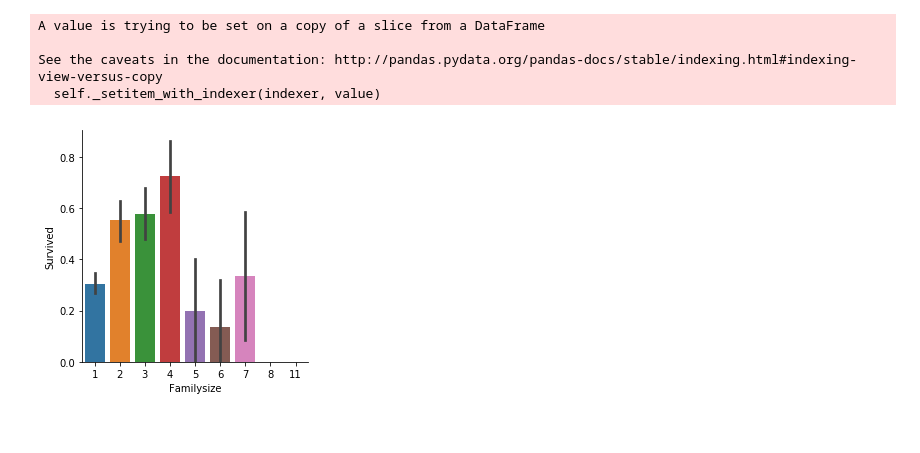
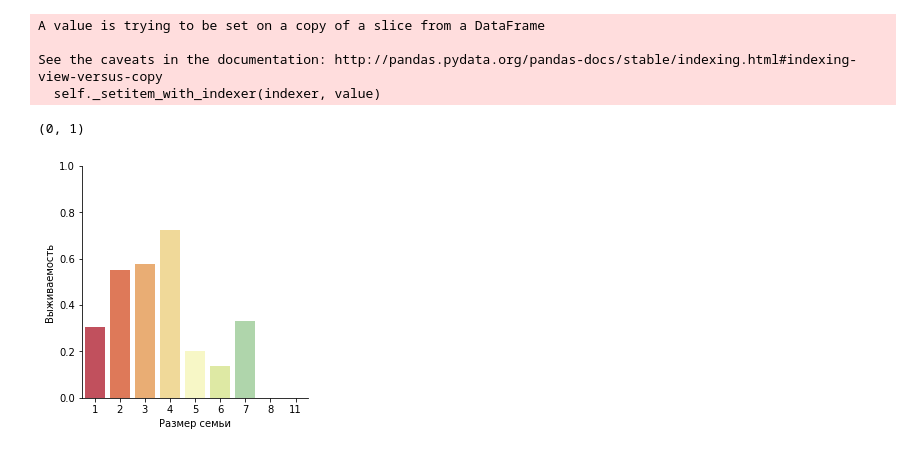
Before and after one commit to Elizabeth-Titova/Titanic, a Jupyter notebook: Titanic.ipynb, the cells around one changed output. Drawn from its saved outputs; the diff is of its cells as text; code cells hidden in the pictures.

```diff
--- a/Titanic.ipynb
+++ b/Titanic.ipynb
@@ -81,21 +107,23 @@ dtype: int64
 # %%
 dataset["Fare"] = dataset["Fare"].fillna(dataset["Fare"].median())
 
-dataset.drop(labels = ["Embarked"], axis = 1, inplace = True)
+dataset["Embarked"] = dataset["Embarked"].fillna(dataset["Embarked"].mode()[0])
+dataset = pd.get_dummies(dataset, columns = ["Embarked"], prefix="Em")
 
 dataset["Cabin"] = pd.Series([i[0] if not pd.isnull(i) else 'No' for i in dataset['Cabin'] ])
 dataset = pd.get_dummies(dataset, columns = ["Cabin"],prefix="Cabin")
 
-#Дропнем PassengerID
+#Удалим PassengerID
 dataset.drop(labels = ["PassengerId"], axis = 1, inplace = True)
 
-# Дропнем Ticket
+
+# Удалим Ticket
 dataset.drop(labels = ["Ticket"], axis = 1, inplace = True)
 
-#Достанем title из Name
+#Достанем префикс из Name
 dataset_title = [i.split(",")[1].split(".")[0].strip() for i in dataset["Name"]]
 dataset["Title"] = pd.Series(dataset_title)
 
-#Дропнем Name
+#Удалим Name
 dataset.drop(labels = ["Name"], axis = 1, inplace = True)
 # %%
@@ -157,7 +186,10 @@ dataset["Sex"] = dataset["Sex"].map({"male": 0, "female":1})
 dataset = pd.get_dummies(dataset, columns = ["Pclass"], prefix="Pclass")
 # %%
 dataset["Familysize"] = dataset["SibSp"] + dataset["Parch"] + 1
-g = sns.factorplot(x="Familysize",y="Survived",data = dataset,kind="bar")
+g = sns.factorplot(x="Familysize",y="Survived",data = dataset,kind="bar",palette="Spectral",ci=None)
+g = g.set(xlabel="Размер семьи", ylabel="Выживаемость")
+plt.ylim(0,1)
 # %% [output]
+(0, 1)
-[figure, old version]
+[figure, new version]
 # %%
```
Also changed, not shown: parts of 19 cells of this notebook.
